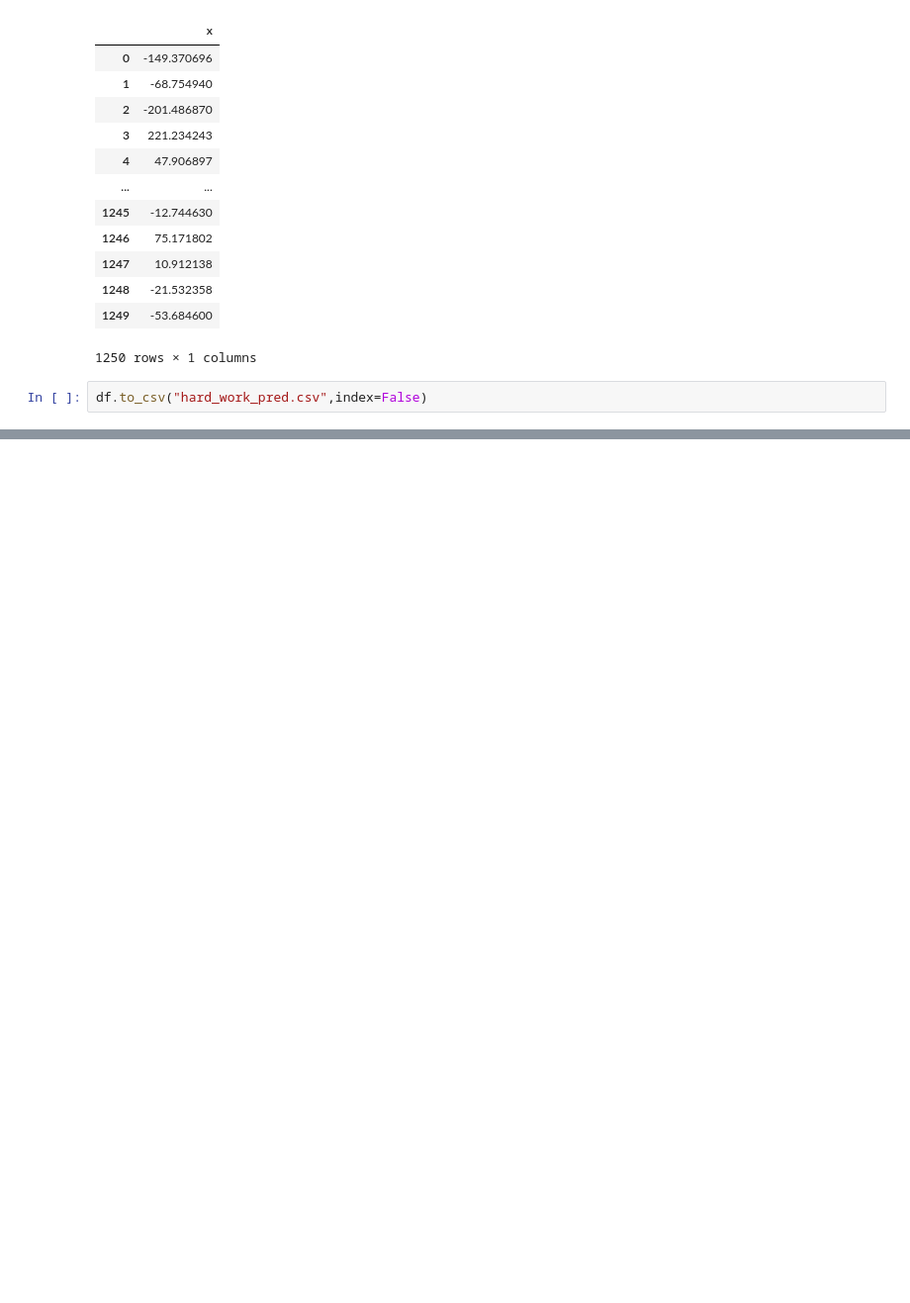
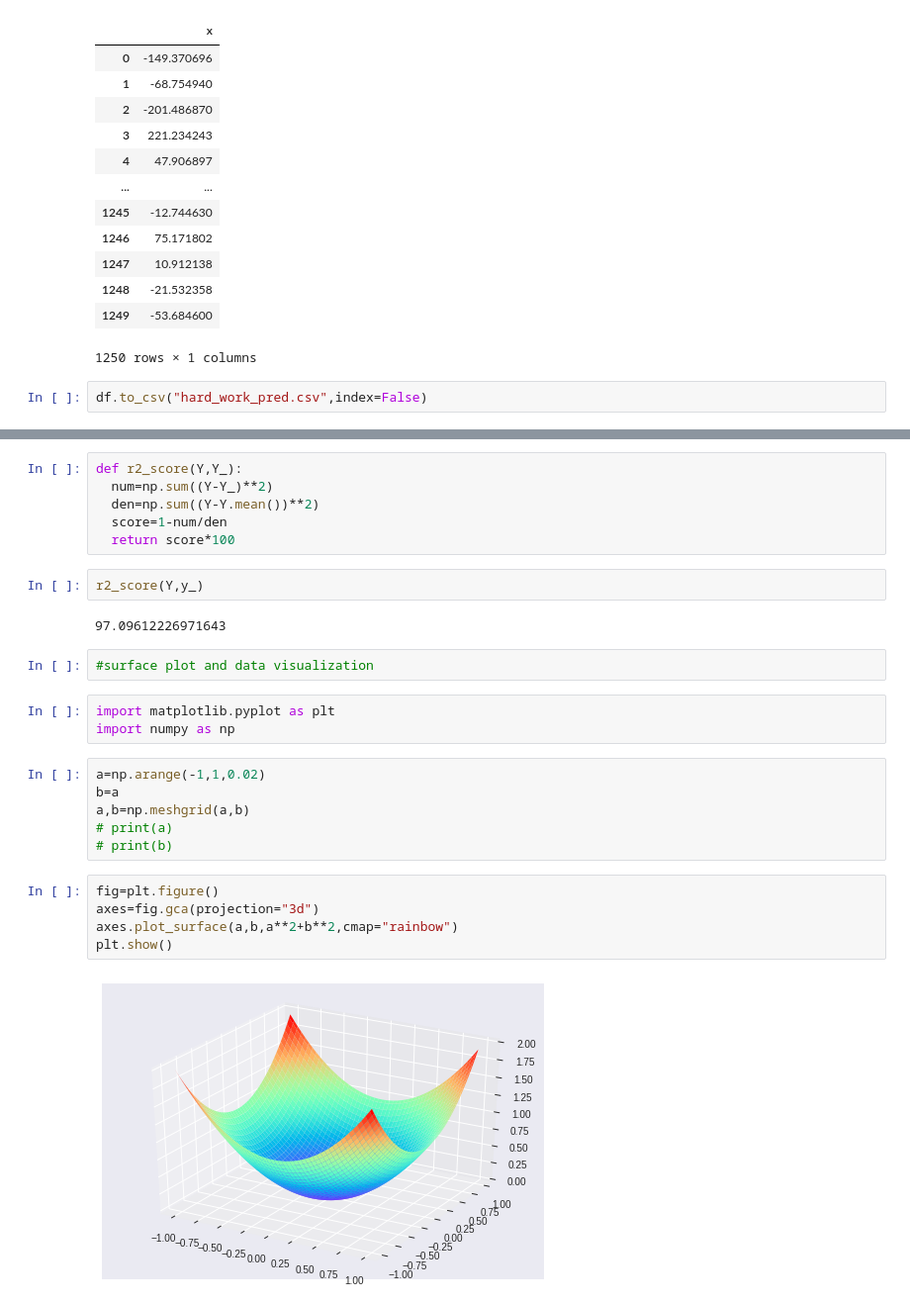
Before and after one commit to mohinesh9999/Kaggle, a Jupyter notebook: regression.ipynb, the cells around one changed output, grey strips where cells are left out. Shown at 99% size. Drawn from its saved outputs; the diff is of its cells as text; blank space fills up the shorter version.

```diff
--- a/regression.ipynb
+++ b/regression.ipynb
@@ -287,0 +292,28 @@ df.to_csv("hard_work_pred.csv",index=False)
+# %%
+def r2_score(Y,Y_):
+  num=np.sum((Y-Y_)**2)
+  den=np.sum((Y-Y.mean())**2)
+  score=1-num/den
+  return score*100
+# %%
+r2_score(Y,y_)
+# %% [output]
+97.09612226971643
+# %%
+#surface plot and data visualization
+# %%
+import matplotlib.pyplot as plt
+import numpy as np
+# %%
+a=np.arange(-1,1,0.02)
+b=a
+a,b=np.meshgrid(a,b)
+# print(a)
+# print(b)
+# %%
+fig=plt.figure()
+axes=fig.gca(projection="3d")
+axes.plot_surface(a,b,a**2+b**2,cmap="rainbow")
+plt.show()
+# %% [output]
+[figure, added]
```
Also changed, not shown: parts of 19 cells of this notebook.
